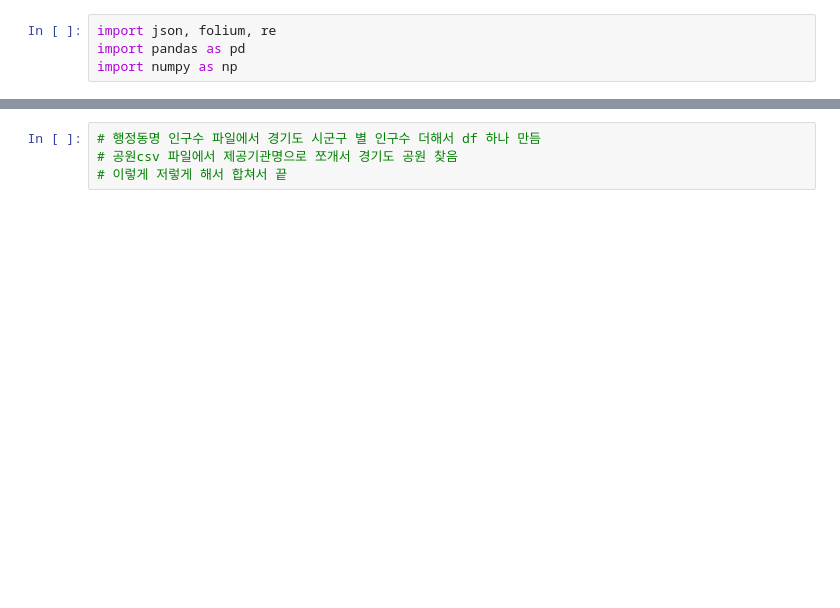
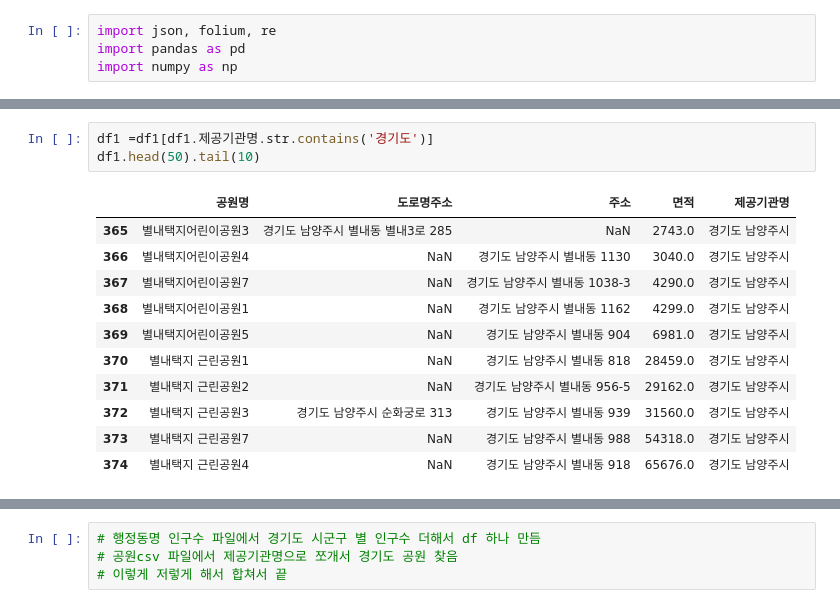
Before and after one commit to Mayhem-XD/DataAnalysis, a Jupyter notebook: 99.과제/02.경기도 공원.ipynb, the cells around one changed output, grey strips where cells are left out. Saved outputs shown, nothing was run; the diff lists cells and outputs as text; blank space fills up the shorter version.

```diff
--- a/99.과제/02.경기도 공원.ipynb
+++ b/99.과제/02.경기도 공원.ipynb
@@ -21,0 +26,15 @@ df1.head(50).tail(10)
+# %%
+df1 =df1[df1.제공기관명.str.contains('경기도')]
+df1.head(50).tail(10)
+# %% [output]
+|  | 공원명 | 도로명주소 | 주소 | 면적 | 제공기관명 |
+| 365 | 별내택지어린이공원3 | 경기도 남양주시 별내동 별내3로 285 | NaN | 2743.0 | 경기도 남양주시 |
+| 366 | 별내택지어린이공원4 | NaN | 경기도 남양주시 별내동 1130 | 3040.0 | 경기도 남양주시 |
+| 367 | 별내택지어린이공원7 | NaN | 경기도 남양주시 별내동 1038-3 | 4290.0 | 경기도 남양주시 |
+| 368 | 별내택지어린이공원1 | NaN | 경기도 남양주시 별내동 1162 | 4299.0 | 경기도 남양주시 |
+| 369 | 별내택지어린이공원5 | NaN | 경기도 남양주시 별내동 904 | 6981.0 | 경기도 남양주시 |
+| 370 | 별내택지 근린공원1 | NaN | 경기도 남양주시 별내동 818 | 28459.0 | 경기도 남양주시 |
+| 371 | 별내택지 근린공원2 | NaN | 경기도 남양주시 별내동 956-5 | 29162.0 | 경기도 남양주시 |
+| 372 | 별내택지 근린공원3 | 경기도 남양주시 순화궁로 313 | 경기도 남양주시 별내동 939 | 31560.0 | 경기도 남양주시 |
+| 373 | 별내택지 근린공원7 | NaN | 경기도 남양주시 별내동 988 | 54318.0 | 경기도 남양주시 |
+| 374 | 별내택지 근린공원4 | NaN | 경기도 남양주시 별내동 918 | 65676.0 | 경기도 남양주시 |
```
Also changed, not shown: parts of 17 cells of this notebook, 4 other files.
